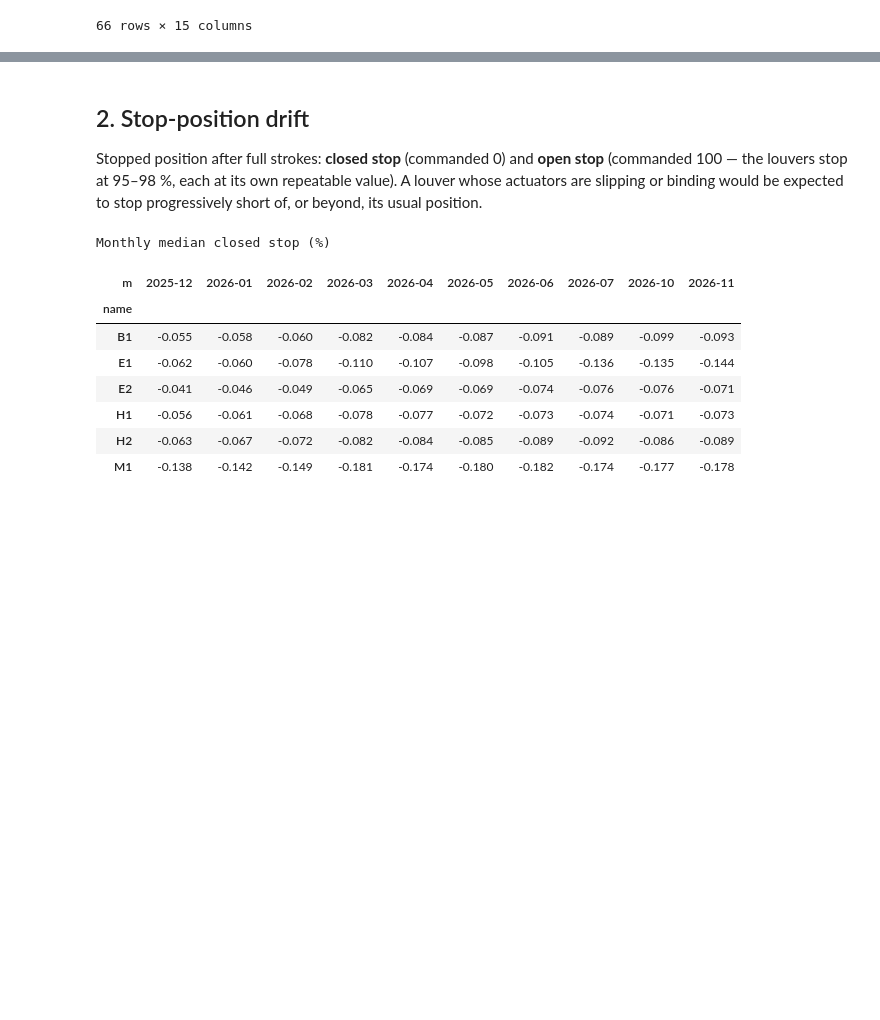
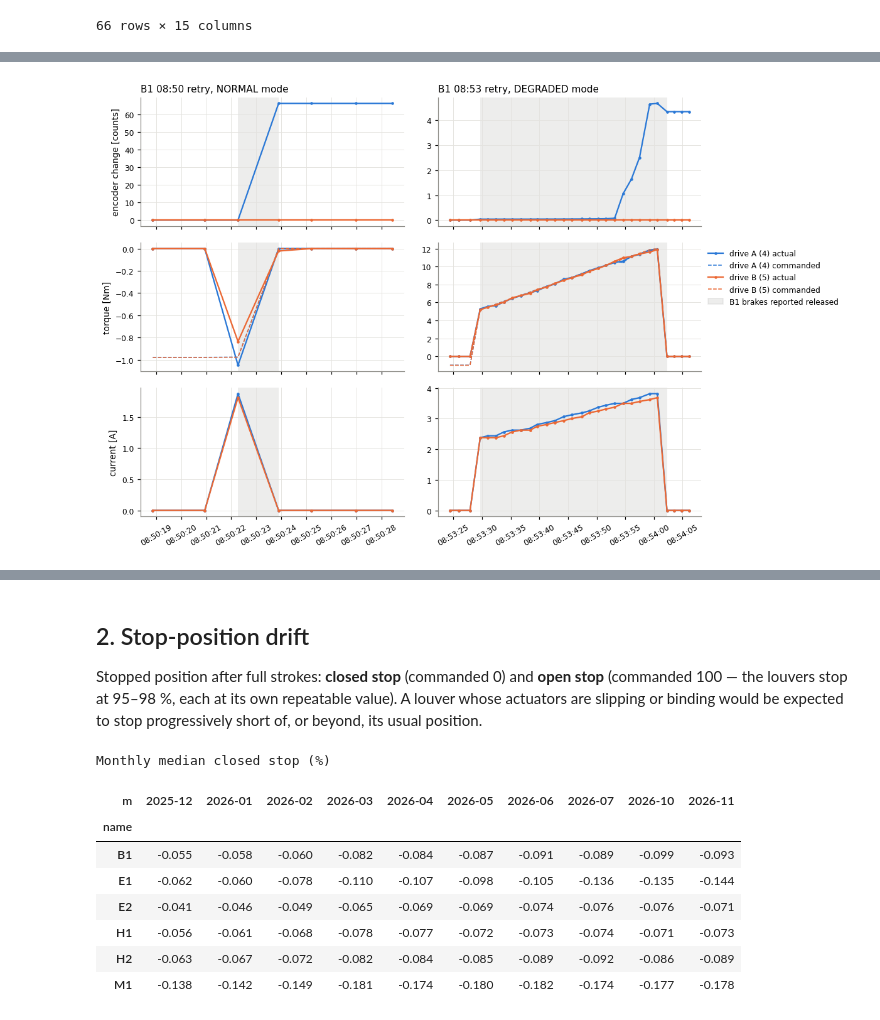
Before and after one commit to bstalder/rubin_notebooks, a Jupyter notebook: earlyoperations/engineering/Louver_Drive_Health.ipynb, the cells around one changed output, grey strips where cells are left out. Drawn from its saved outputs; the diff is of its cells as text; code cells hidden in the pictures; blank space fills up the shorter version.

```diff
--- a/earlyoperations/engineering/Louver_Drive_Health.ipynb
+++ b/earlyoperations/engineering/Louver_Drive_Health.ipynb
@@ -632,0 +788,26 @@ display(b1[(b1.direction != "small") | (b1.tq_peak_a > 7) | (b1.d_offset.abs() >
+# %%
+wins = [("08:50 retry, NORMAL mode", "2026-11-08 08:50:18", "2026-11-08 08:50:28"),
+        ("08:53 retry, DEGRADED mode", "2026-11-08 08:53:24", "2026-11-08 08:54:06")]
+fig, axs = plt.subplots(3, 2, figsize=(11, 7), sharex="col")
+for k, (lab, t0, t1) in enumerate(wins):
+    x = b1n.loc[t0:t1]
+    for j, c, nm in [(4, C_A, "drive A (4)"), (5, C_B, "drive B (5)")]:
+        e = x[f"encoderHeadCalibrated{j}"]
+        axs[0, k].plot(x.index, e - e.iloc[0], ".-", color=c, ms=4, lw=1.5, label=nm)
+        axs[1, k].plot(x.index, x[f"driveTorqueActual{j}"], ".-", color=c, ms=4, lw=1.5, label=f"{nm} actual")
+        axs[1, k].plot(x.index, x[f"driveTorqueCommanded{j}"], ls="--", color=c, lw=1.0, label=f"{nm} commanded")
+        axs[2, k].plot(x.index, x[f"driveCurrentActual{j}"], ".-", color=c, ms=4, lw=1.5, label=nm)
+    for _, r in releases[(releases.engaged > pd.Timestamp(t0, tz="UTC")) &
+                         (releases.released < pd.Timestamp(t1, tz="UTC"))].iterrows():
+        for ax in axs[:, k]:
+            ax.axvspan(r.released, r.engaged, color=C_GRAY, alpha=0.15, lw=0, zorder=0)
+    axs[0, k].set_title(f"B1 {lab}", loc="left")
+    axs[2, k].xaxis.set_major_formatter(mdates.DateFormatter("%H:%M:%S"))
+    axs[2, k].tick_params(axis="x", rotation=30)
+axs[0, 0].set_ylabel("encoder change [counts]"); axs[1, 0].set_ylabel("torque [Nm]"); axs[2, 0].set_ylabel("current [A]")
+h = axs[1, 1].get_legend_handles_labels()[0] + [plt.Rectangle((0, 0), 1, 1, color=C_GRAY, alpha=0.15)]
+axs[1, 1].legend(handles=h, labels=axs[1, 1].get_legend_handles_labels()[1] + ["B1 brakes reported released"],
+                 frameon=False, loc="upper left", bbox_to_anchor=(1.0, 1.0))
+fig.tight_layout();
+# %% [output]
+[figure, added]
```
Also changed, not shown: parts of 13 cells of this notebook, 1 other file.
